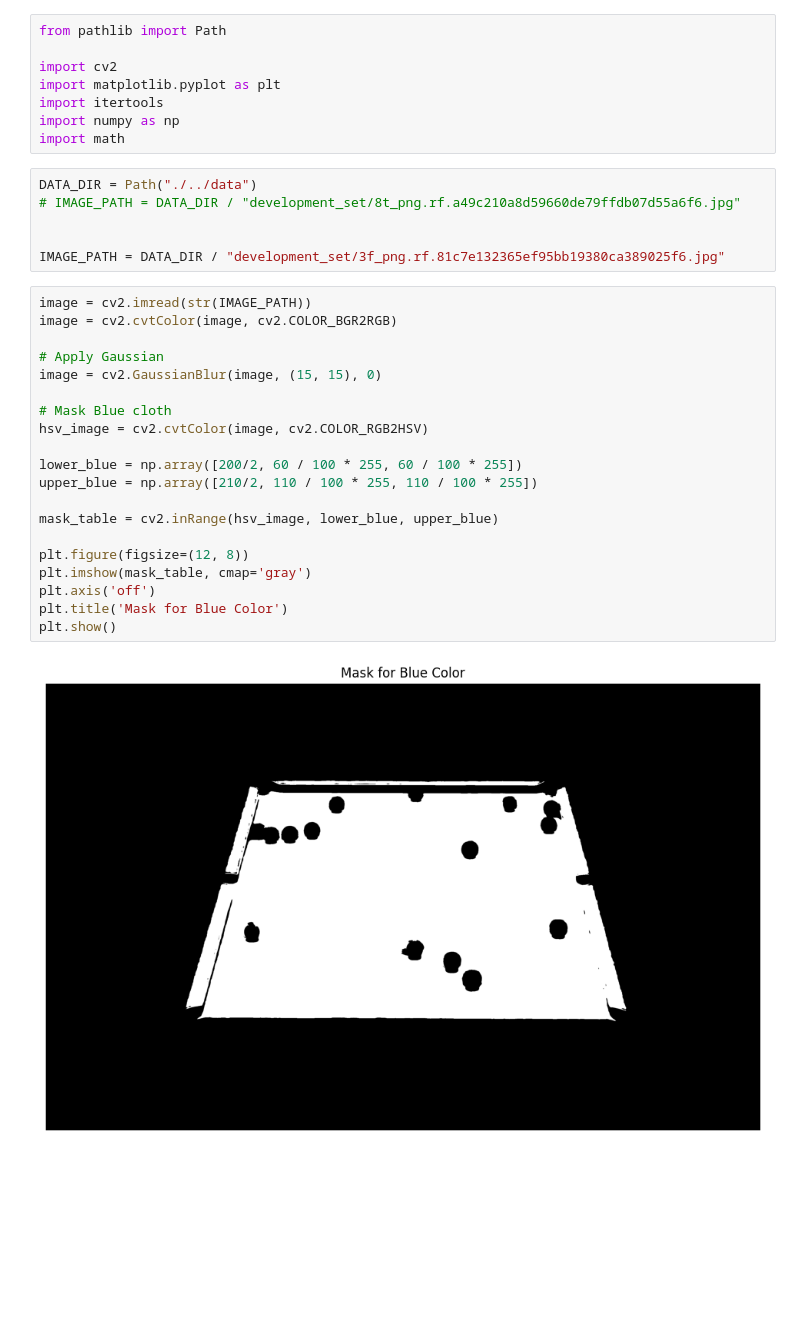
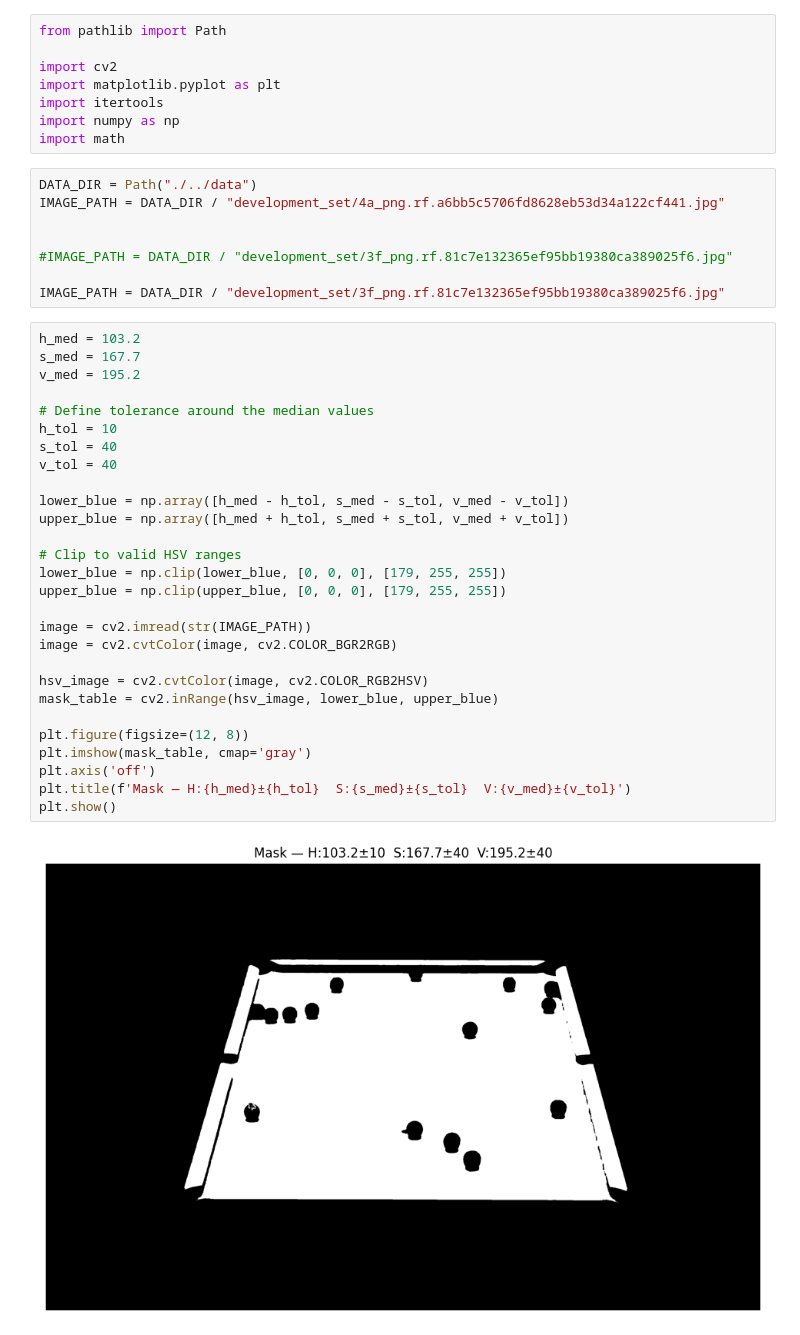
Before and after one commit to mansur-mustafin/Classical-CV-PoolBallDetection, a Jupyter notebook: notebooks/03-balls-detection.ipynb, the cells around one changed output. Saved outputs shown, nothing was run; the diff lists cells and outputs as text; blank space fills up the shorter version.

```diff
--- a/notebooks/03-balls-detection.ipynb
+++ b/notebooks/03-balls-detection.ipynb
@@ -10,32 +18,42 @@ import numpy as np
 import math
 # %%
 DATA_DIR = Path("./../data")
-# IMAGE_PATH = DATA_DIR / "development_set/8t_png.rf.a49c210a8d59660de79ffdb07d55a6f6.jpg"
+IMAGE_PATH = DATA_DIR / "development_set/4a_png.rf.a6bb5c5706fd8628eb53d34a122cf441.jpg"
 
 
+#IMAGE_PATH = DATA_DIR / "development_set/3f_png.rf.81c7e132365ef95bb19380ca389025f6.jpg"
+
 IMAGE_PATH = DATA_DIR / "development_set/3f_png.rf.81c7e132365ef95bb19380ca389025f6.jpg"
-# %%
-image = cv2.imread(str(IMAGE_PATH))
-image = cv2.cvtColor(image, cv2.COLOR_BGR2RGB)
-
-# Apply Gaussian
-image = cv2.GaussianBlur(image, (15, 15), 0)
-
-# Mask Blue cloth
-hsv_image = cv2.cvtColor(image, cv2.COLOR_RGB2HSV)
-
-lower_blue = np.array([200/2, 60 / 100 * 255, 60 / 100 * 255])
-upper_blue = np.array([210/2, 110 / 100 * 255, 110 / 100 * 255])
-
-mask_table = cv2.inRange(hsv_image, lower_blue, upper_blue)
-
-plt.figure(figsize=(12, 8))
-plt.imshow(mask_table, cmap='gray')
-plt.axis('off')
-plt.title('Mask for Blue Color')
-plt.show()
-# %% [output]
-[figure, removed]
+# %%
+h_med = 103.2
+s_med = 167.7
+v_med = 195.2
+
+# Define tolerance around the median values
+h_tol = 10
+s_tol = 40
+v_tol = 40
+
+lower_blue = np.array([h_med - h_tol, s_med - s_tol, v_med - v_tol])
+upper_blue = np.array([h_med + h_tol, s_med + s_tol, v_med + v_tol])
+
+# Clip to valid HSV ranges
+lower_blue = np.clip(lower_blue, [0, 0, 0], [179, 255, 255])
+upper_blue = np.clip(upper_blue, [0, 0, 0], [179, 255, 255])
+
+image = cv2.imread(str(IMAGE_PATH))
+image = cv2.cvtColor(image, cv2.COLOR_BGR2RGB)
+
+hsv_image = cv2.cvtColor(image, cv2.COLOR_RGB2HSV)
+mask_table = cv2.inRange(hsv_image, lower_blue, upper_blue)
+
+plt.figure(figsize=(12, 8))
+plt.imshow(mask_table, cmap='gray')
+plt.axis('off')
+plt.title(f'Mask — H:{h_med}±{h_tol}  S:{s_med}±{s_tol}  V:{v_med}±{v_tol}')
+plt.show()
+# %% [output]
+[figure, added]
 # %%
 edges = cv2.Canny(mask_table, 50, 150)
 
```
Also changed, not shown: parts of 18 cells of this notebook.
